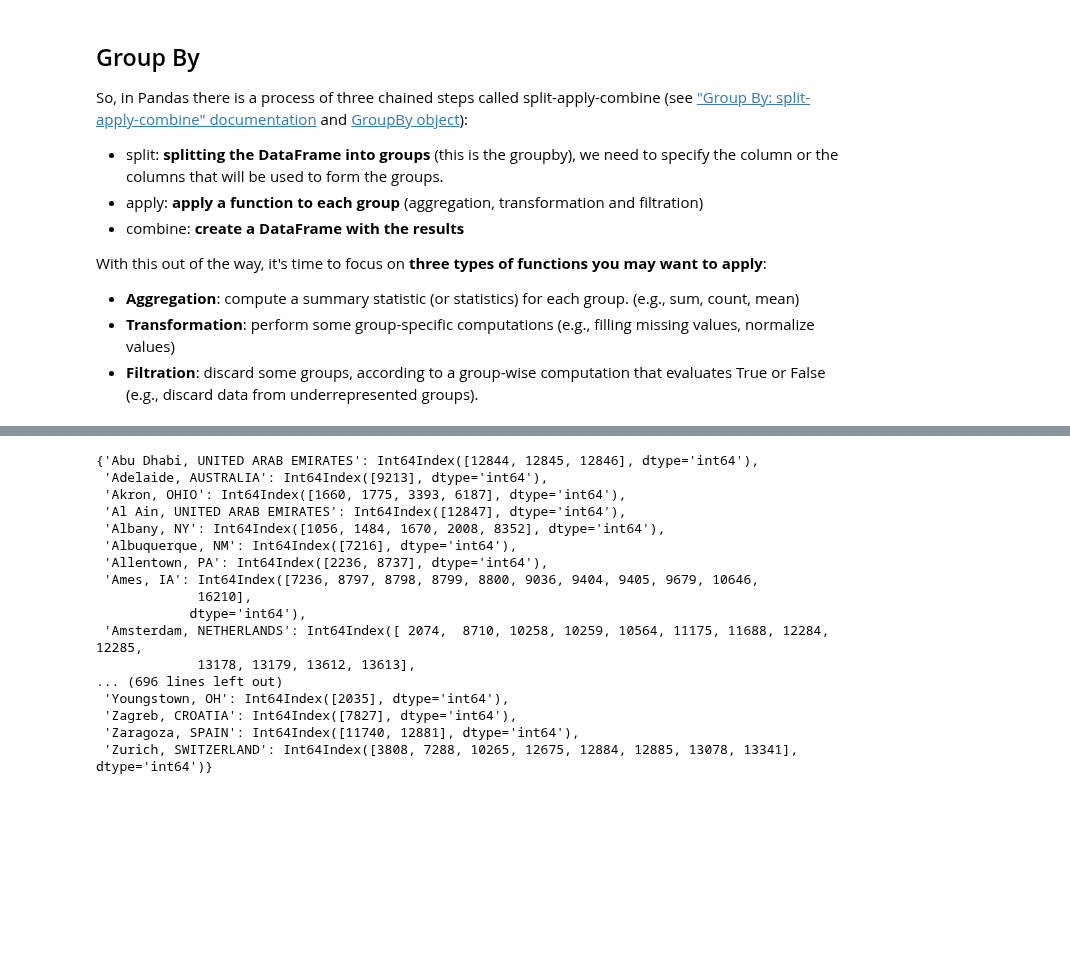
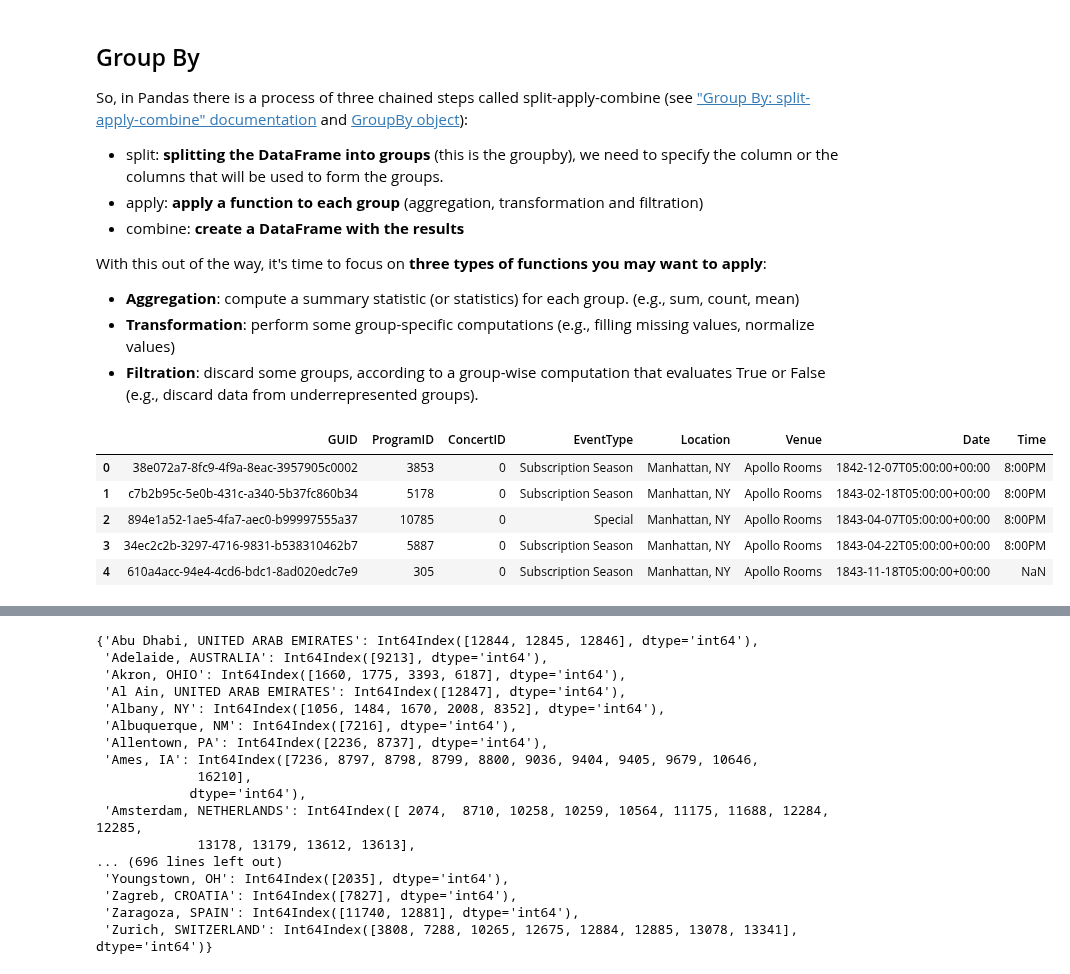
Before and after one commit to jnpicao/LDSSA-batch3-workspace, a Jupyter notebook: S02 - Data Wrangling/S02 - Data Wrangling - resumo.ipynb, the cells around one changed output, grey strips where cells are left out. Drawn from its saved outputs; the diff is of its cells as text; code cells hidden in the pictures; blank space fills up the shorter version.

```diff
--- a/S02 - Data Wrangling/S02 - Data Wrangling - resumo.ipynb
+++ b/S02 - Data Wrangling/S02 - Data Wrangling - resumo.ipynb
@@ -419,6 +419,15 @@ With this out of the way, it's time to focus on **three types of functions you m
 * **Aggregation**: compute a summary statistic (or statistics) for each group. (e.g., sum, count, mean)
 * **Transformation**: perform some group-specific computations (e.g., filling missing values, normalize values)
 * **Filtration**: discard some groups, according to a group-wise computation that evaluates True or False (e.g., discard data from underrepresented groups).
+# %%
+concerts.head()
+# %% [output]
+|  | GUID | ProgramID | ConcertID | EventType | Location | Venue | Date | Time |
+| 0 | 38e072a7-8fc9-4f9a-8eac-3957905c0002 | 3853 | 0 | Subscription Season | Manhattan, NY | Apollo Rooms | 1842-12-07T05:00:00+00:00 | 8:00PM |
+| 1 | c7b2b95c-5e0b-431c-a340-5b37fc860b34 | 5178 | 0 | Subscription Season | Manhattan, NY | Apollo Rooms | 1843-02-18T05:00:00+00:00 | 8:00PM |
+| 2 | 894e1a52-1ae5-4fa7-aec0-b99997555a37 | 10785 | 0 | Special | Manhattan, NY | Apollo Rooms | 1843-04-07T05:00:00+00:00 | 8:00PM |
+| 3 | 34ec2c2b-3297-4716-9831-b538310462b7 | 5887 | 0 | Subscription Season | Manhattan, NY | Apollo Rooms | 1843-04-22T05:00:00+00:00 | 8:00PM |
+| 4 | 610a4acc-94e4-4cd6-bdc1-8ad020edc7e9 | 305 | 0 | Subscription Season | Manhattan, NY | Apollo Rooms | 1843-11-18T05:00:00+00:00 | NaN |
 # %%
 concerts_grouped_by_ProgramID = concerts.groupby('Location')
 concerts_grouped_by_ProgramID
```
Also changed, not shown: parts of 14 cells of this notebook.
